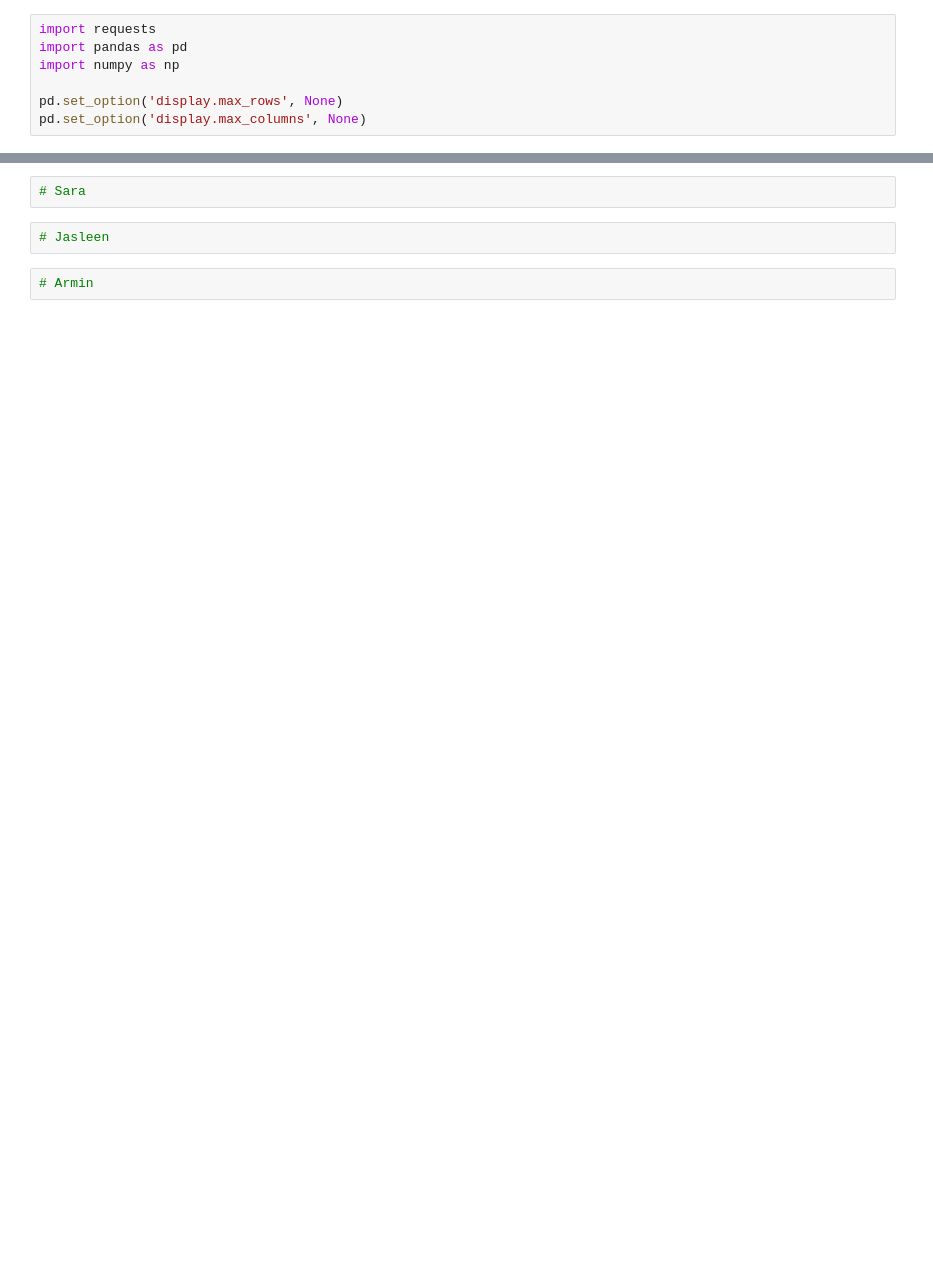
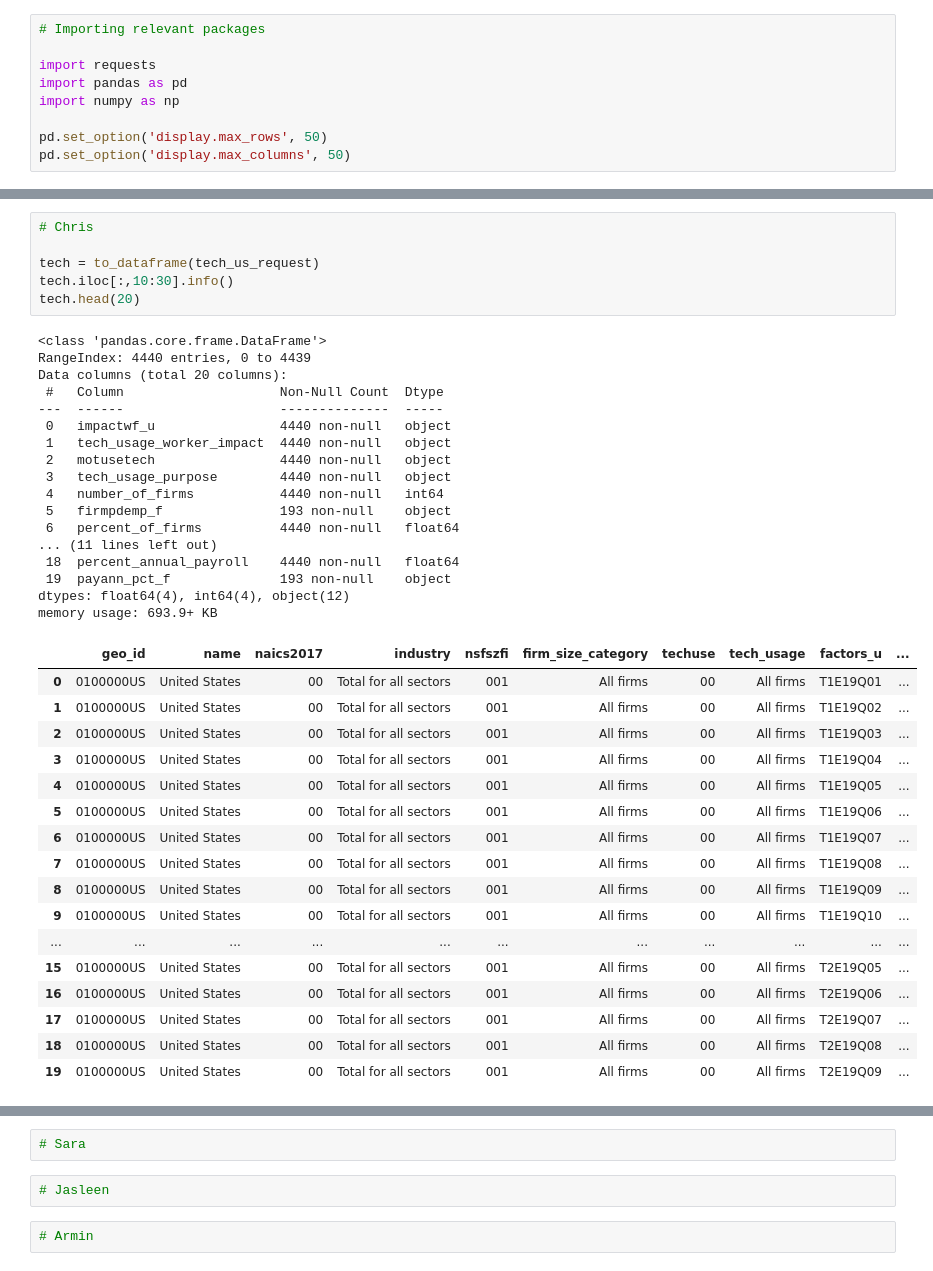
Before and after one commit to CMatador/asmt-8, a Jupyter notebook: etl.ipynb, the cells around one changed output, grey strips where cells are left out. Saved outputs shown, nothing was run; the diff lists cells and outputs as text; blank space fills up the shorter version.

```diff
--- a/etl.ipynb
+++ b/etl.ipynb
@@ -1,7 +4,9 @@
 # %%
+# Importing relevant packages
+
 import requests
 import pandas as pd
 import numpy as np
 
-pd.set_option('display.max_rows', None)
-pd.set_option('display.max_columns', None)
+pd.set_option('display.max_rows', 50)
+pd.set_option('display.max_columns', 50)
@@ -90,2 +155,43 @@ def to_dataframe(response):
     return df
+# %%
+# Chris
+
+tech = to_dataframe(tech_us_request)
+tech.iloc[:,10:30].info()
+tech.head(20)
+# %% [output]
+<class 'pandas.core.frame.DataFrame'>
+RangeIndex: 4440 entries, 0 to 4439
+Data columns (total 20 columns):
+ #   Column                    Non-Null Count  Dtype
+---  ------                    --------------  -----
+ 0   impactwf_u                4440 non-null   object
+ 1   tech_usage_worker_impact  4440 non-null   object
+ 2   motusetech                4440 non-null   object
+ 3   tech_usage_purpose        4440 non-null   object
+ 4   number_of_firms           4440 non-null   int64
+ 5   firmpdemp_f               193 non-null    object
+ 6   percent_of_firms          4440 non-null   float64
+... (11 lines left out)
+ 18  percent_annual_payroll    4440 non-null   float64
+ 19  payann_pct_f              193 non-null    object
+dtypes: float64(4), int64(4), object(12)
+memory usage: 693.9+ KB
+|  | geo_id | name | naics2017 | industry | nsfszfi | firm_size_category | techuse | tech_usage | factors_u | ... |
+| 0 | 0100000US | United States | 00 | Total for all sectors | 001 | All firms | 00 | All firms | T1E19Q01 | ... |
+| 1 | 0100000US | United States | 00 | Total for all sectors | 001 | All firms | 00 | All firms | T1E19Q02 | ... |
+| 2 | 0100000US | United States | 00 | Total for all sectors | 001 | All firms | 00 | All firms | T1E19Q03 | ... |
+| 3 | 0100000US | United States | 00 | Total for all sectors | 001 | All firms | 00 | All firms | T1E19Q04 | ... |
+| 4 | 0100000US | United States | 00 | Total for all sectors | 001 | All firms | 00 | All firms | T1E19Q05 | ... |
+| 5 | 0100000US | United States | 00 | Total for all sectors | 001 | All firms | 00 | All firms | T1E19Q06 | ... |
+| 6 | 0100000US | United States | 00 | Total for all sectors | 001 | All firms | 00 | All firms | T1E19Q07 | ... |
+| 7 | 0100000US | United States | 00 | Total for all sectors | 001 | All firms | 00 | All firms | T1E19Q08 | ... |
+| 8 | 0100000US | United States | 00 | Total for all sectors | 001 | All firms | 00 | All firms | T1E19Q09 | ... |
+| 9 | 0100000US | United States | 00 | Total for all sectors | 001 | All firms | 00 | All firms | T1E19Q10 | ... |
+| ... | ... | ... | ... | ... | ... | ... | ... | ... | ... | ... |
+| 15 | 0100000US | United States | 00 | Total for all sectors | 001 | All firms | 00 | All firms | T2E19Q05 | ... |
+| 16 | 0100000US | United States | 00 | Total for all sectors | 001 | All firms | 00 | All firms | T2E19Q06 | ... |
+| 17 | 0100000US | United States | 00 | Total for all sectors | 001 | All firms | 00 | All firms | T2E19Q07 | ... |
+| 18 | 0100000US | United States | 00 | Total for all sectors | 001 | All firms | 00 | All firms | T2E19Q08 | ... |
+| 19 | 0100000US | United States | 00 | Total for all sectors | 001 | All firms | 00 | All firms | T2E19Q09 | ... |
 # %%
```
Also changed, not shown: parts of 8 cells of this notebook, 2 other files.
